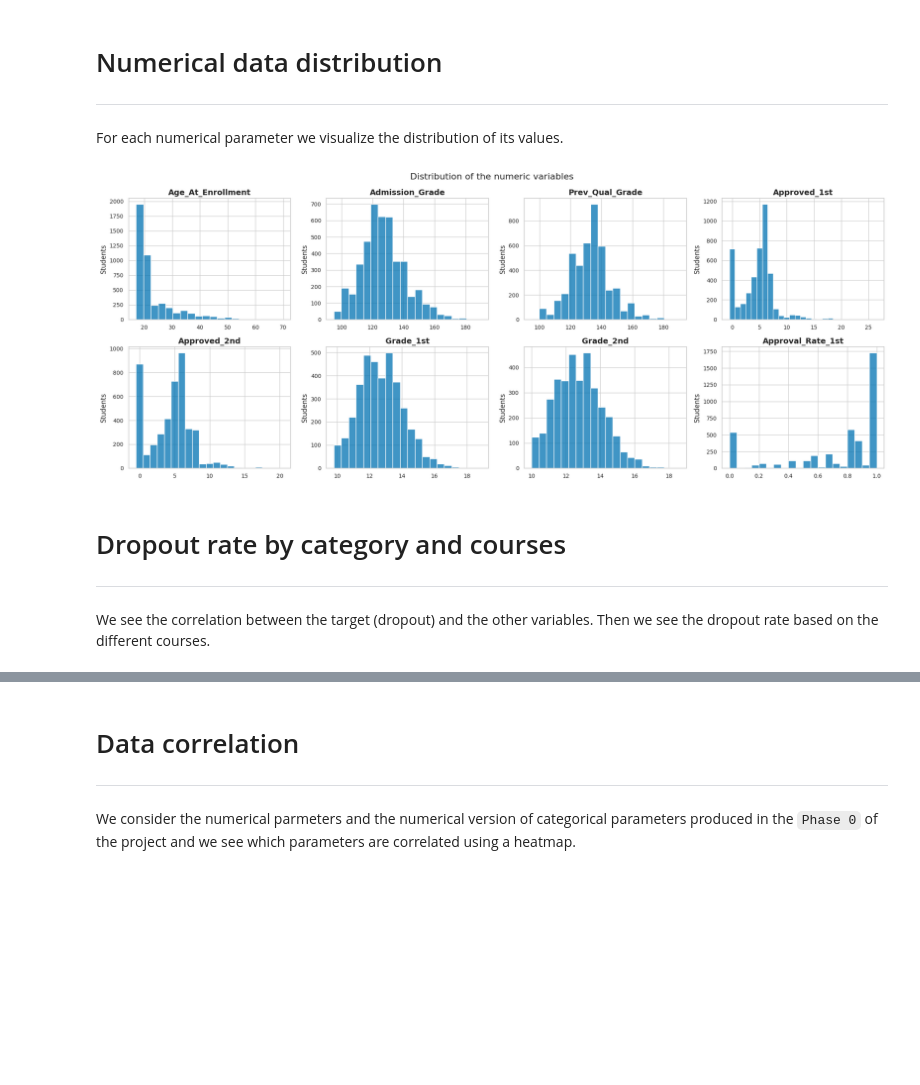
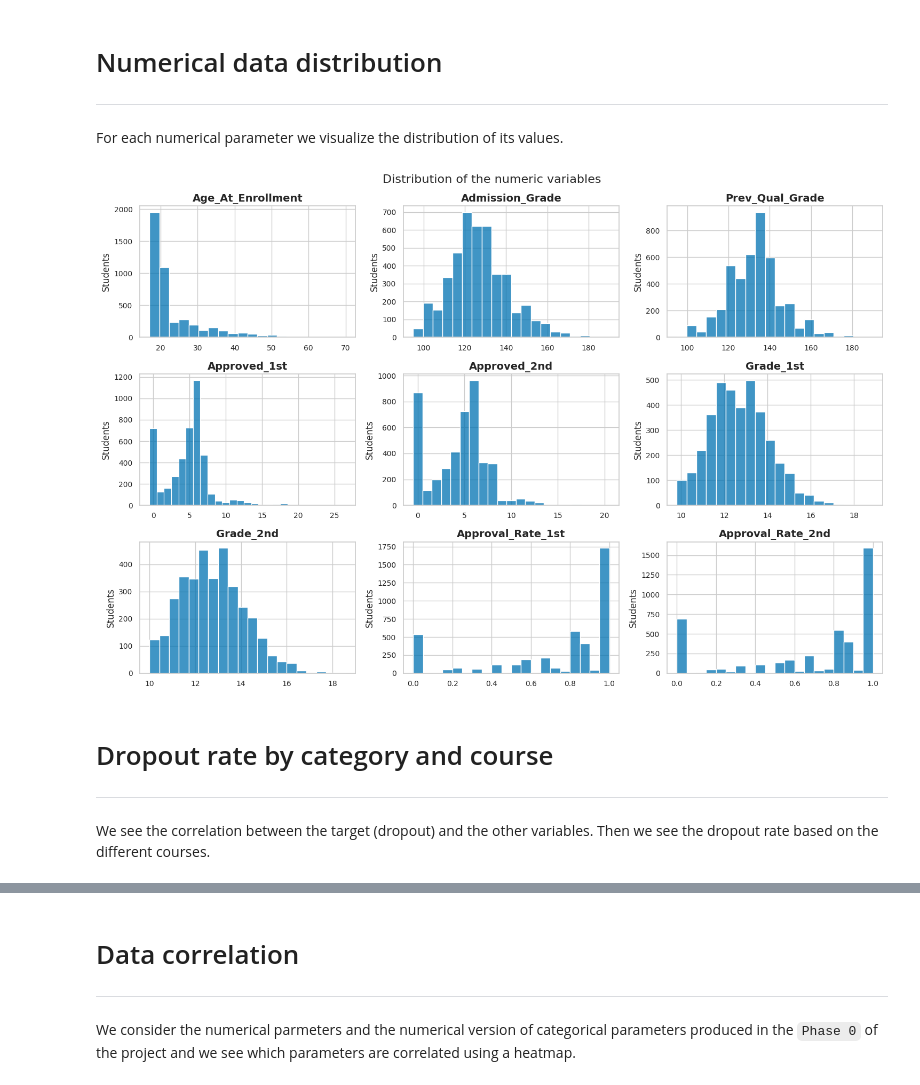
Before and after one commit to Martazzz/dropout_rate_academic_success, a Jupyter notebook: notebooks/01_cleaning_eda.ipynb, the cells around one changed output, grey strips where cells are left out. Cells and saved outputs as stored; diff of their text form; code cells hidden in the pictures; blank space fills up the shorter version.

```diff
--- a/notebooks/01_cleaning_eda.ipynb
+++ b/notebooks/01_cleaning_eda.ipynb
@@ -408,22 +408,22 @@ plt.show()
 For each numerical parameter we visualize the distribution of its values.
 # %%
 hist_cols = ["Age_At_Enrollment", "Admission_Grade", "Prev_Qual_Grade", "Approved_1st",
-             "Approved_2nd", "Grade_1st", "Grade_2nd", "Approval_Rate_1st"]
+             "Approved_2nd", "Grade_1st", "Grade_2nd", "Approval_Rate_1st", "Approval_Rate_2nd"]
 
-fig, axes = plt.subplots(2, 4, figsize=(20, 8))
+fig, axes = plt.subplots(3, 3, figsize=(15, 10))
 for ax, col in zip(axes.flat, hist_cols):
     sns.histplot(data=data, x=col, bins=20, discrete=data[col].nunique() < 30, color=BAR_COLOR, ax=ax)
     ax.set_title(col)
     ax.set_xlabel("")
     ax.set_ylabel("Students")
 fig.suptitle("Distribution of the numeric variables", fontsize=16)
 plt.tight_layout()
 plt.savefig("figures/eda_numeric.png", dpi=200, bbox_inches="tight")
 plt.show()
 # %% [output]
-[figure, old version]
+[figure, new version]
 # %% [markdown]
-# Dropout rate by category and courses
+# Dropout rate by category and course
 ---
 We see the correlation between the target (dropout) and the other variables. Then we see the dropout rate based on the different courses.
 # %%
```
Also changed, not shown: parts of 6 cells of this notebook.
